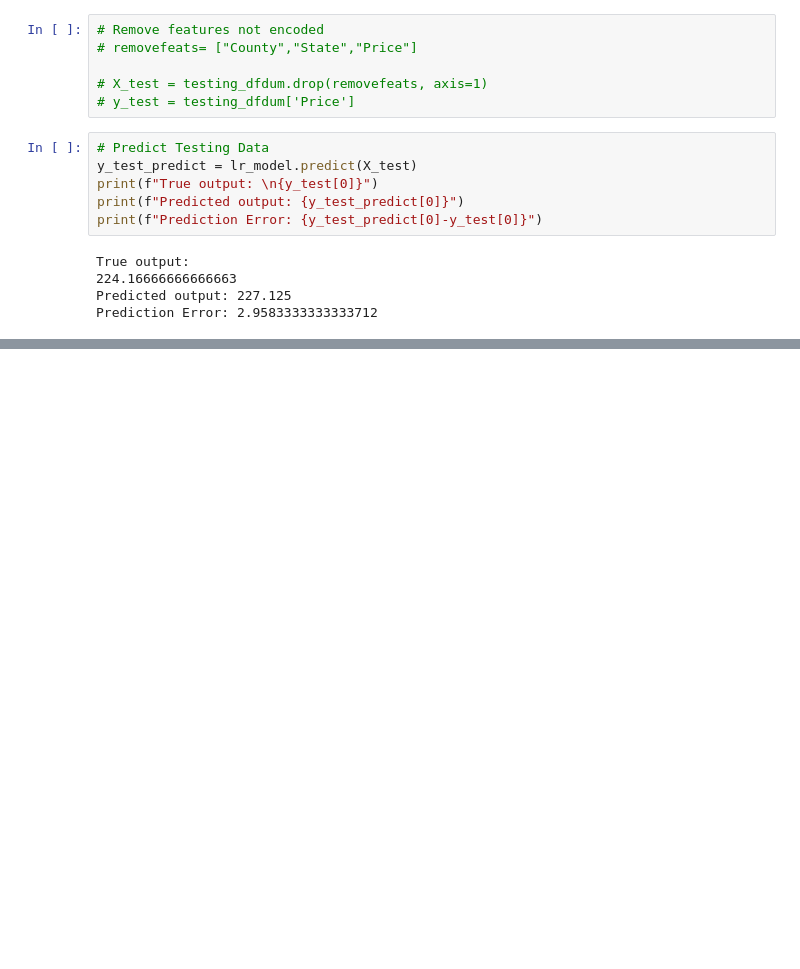
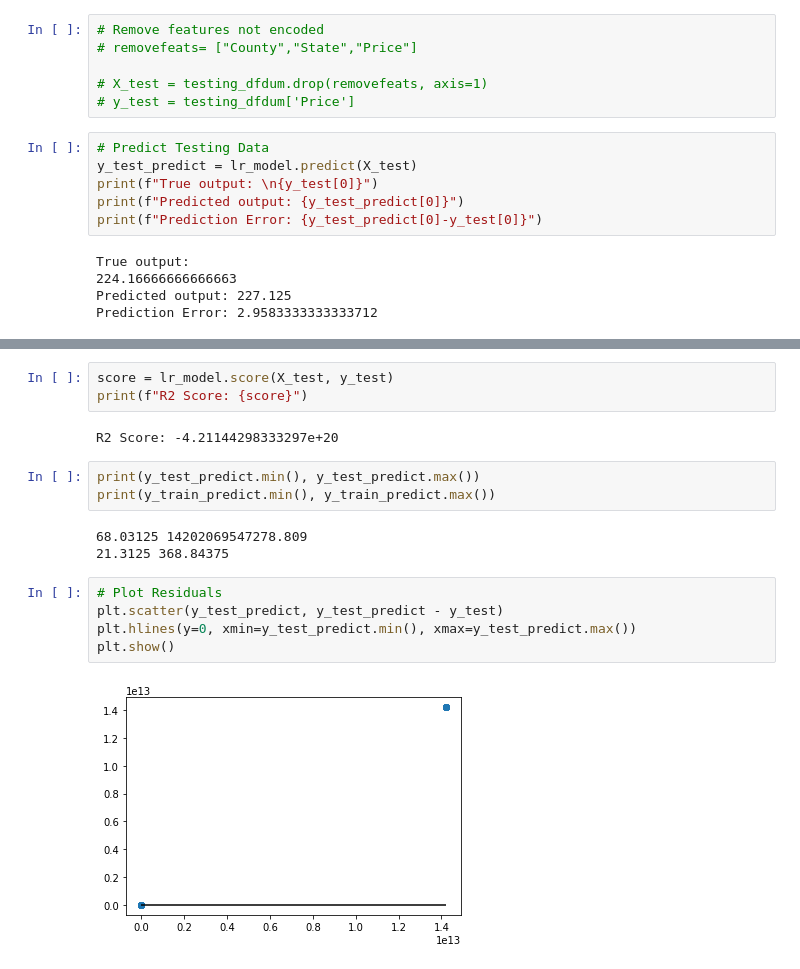
Before and after one commit to Nishadows/housingmarket, a Jupyter notebook: nireesha_folder/LR_Model_HMA.ipynb, the cells around one changed output, grey strips where cells are left out. Drawn from its saved outputs; the diff is of its cells as text; blank space fills up the shorter version.

```diff
--- a/nireesha_folder/LR_Model_HMA.ipynb
+++ b/nireesha_folder/LR_Model_HMA.ipynb
@@ -416,0 +426,18 @@ Prediction Error: 2.9583333333333712
+# %%
+score = lr_model.score(X_test, y_test)
+print(f"R2 Score: {score}")
+# %% [output]
+R2 Score: -4.21144298333297e+20
+# %%
+print(y_test_predict.min(), y_test_predict.max())
+print(y_train_predict.min(), y_train_predict.max())
+# %% [output]
+68.03125 14202069547278.809
+21.3125 368.84375
+# %%
+# Plot Residuals
+plt.scatter(y_test_predict, y_test_predict - y_test)
+plt.hlines(y=0, xmin=y_test_predict.min(), xmax=y_test_predict.max())
+plt.show()
+# %% [output]
+[figure, added]
```
Also changed, not shown: parts of 1 cell of this notebook.
